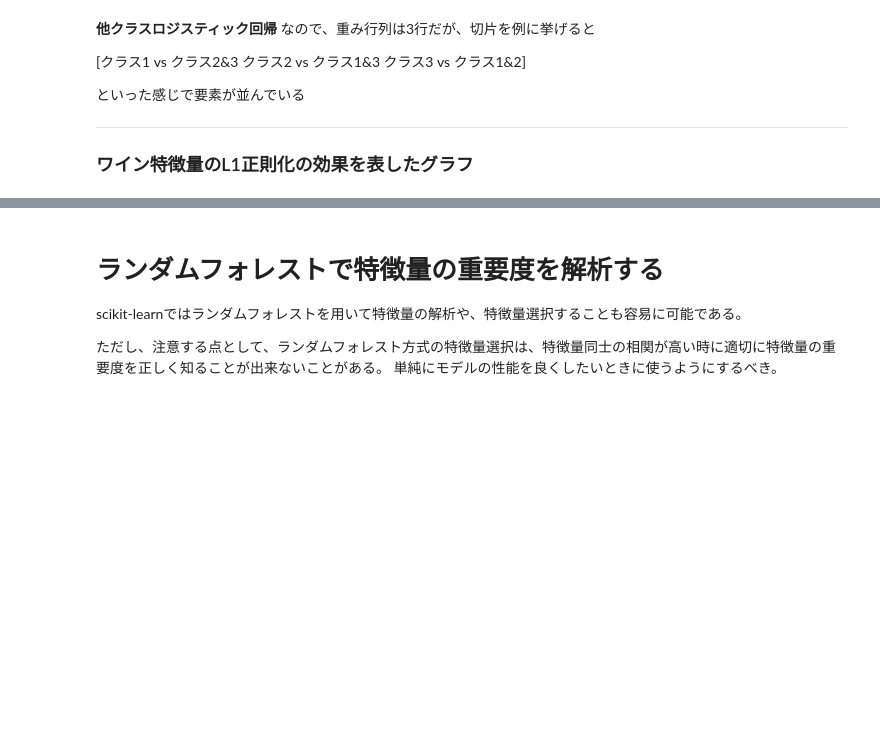
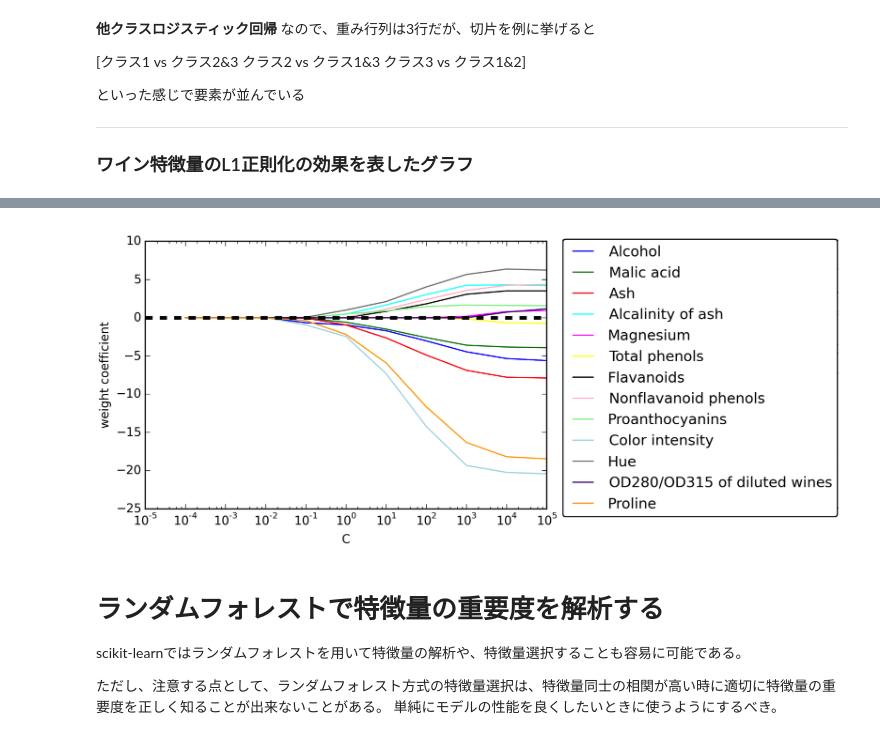
Before and after one commit to lyakaap/notebooks, a Jupyter notebook: MachineLearning/ch04_rasbt.ipynb, the cells around one changed output, grey strips where cells are left out. Drawn from its saved outputs; the diff is of its cells as text; code cells hidden in the pictures; blank space fills up the shorter version.

```diff
--- a/MachineLearning/ch04_rasbt.ipynb
+++ b/MachineLearning/ch04_rasbt.ipynb
@@ -162,3 +160,8 @@ print(lr.coef_)
+# %%
+from IPython.display import Image
+Image(filename='images/04_15.png')
+# %% [output]
+[figure, added]
 # %% [markdown]
 # ランダムフォレストで特徴量の重要度を解析する
 
```
Also changed, not shown: parts of 1 cell of this notebook, 2 other files.
